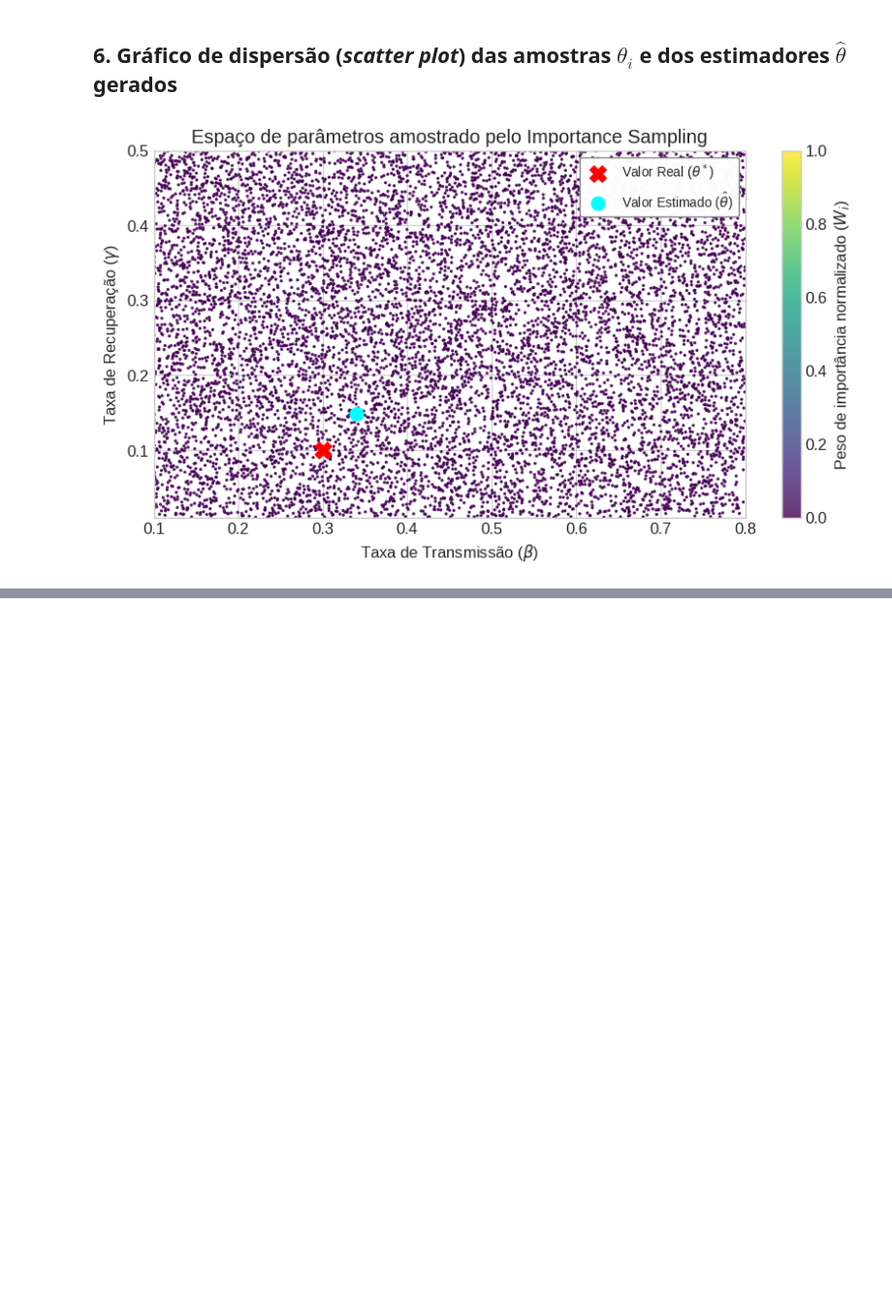
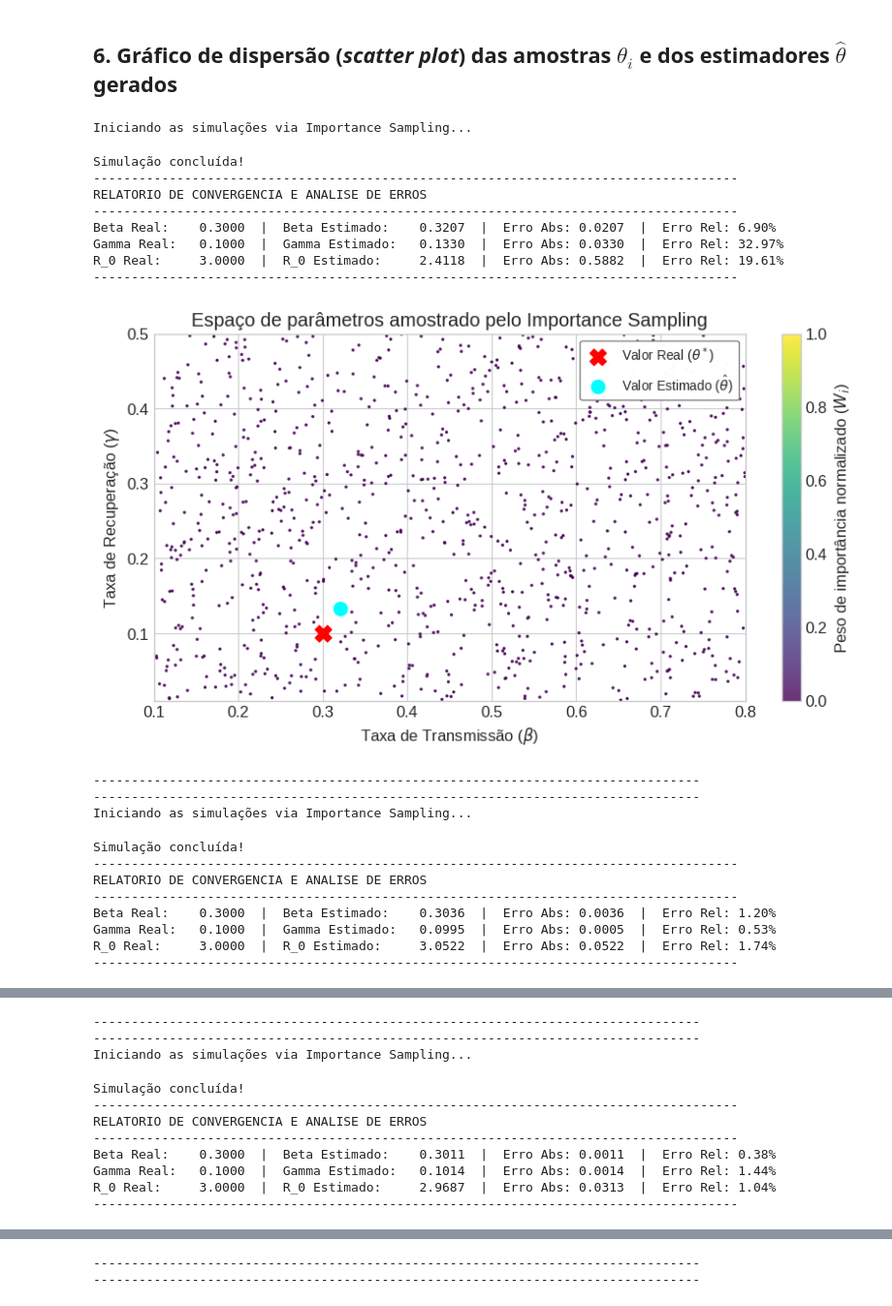
Before and after one commit to robertoleonie/mcmc, a Jupyter notebook: [MCMC]_Projeto.ipynb, the cells around one changed output, grey strips where cells are left out. Shown at 97% size. Cells and saved outputs as stored; diff of their text form; code cells hidden in the pictures; blank space fills up the shorter version.

```diff
--- a/[MCMC]_Projeto.ipynb
+++ b/[MCMC]_Projeto.ipynb
@@ -160,6 +186,3 @@ def analytics() :
 
   return hat_beta, hat_gamma, \
     beta_samples, gamma_samples, W
-# %%
-hat_beta, hat_gamma, \
-beta_samples, gamma_samples, W = analytics()
@@ -176,7 +189,15 @@ R_0 Real:     3.0000  |  R_0 Estimado:     2.2994  | Erro: 0.7006
+# %%
+def plot_data(rounds) :
+  hat_beta, hat_gamma, beta_samples, gamma_samples, W = analytics(rounds)
+
+  returnable = [hat_beta, hat_gamma, beta_samples, gamma_samples, W]
+  return returnable
 # %% [markdown]
 ## 6. Gráfico de dispersão (*scatter plot*) das amostras $\theta_i$ e dos estimadores $\hat{\theta}$ gerados
 # %%
-def scatter_plot() :
+def scatter_plot(rounds) :
+  hat_beta, hat_gamma, beta_samples, gamma_samples, W = plot_data(rounds)
+
   plt.figure()
   scatter = plt.scatter(beta_samples, gamma_samples, c=W,
                        cmap='viridis', s=2, alpha=0.8)
@@ -188,8 +209,8 @@ def scatter_plot() :
   plt.title('Espaço de parâmetros amostrado pelo Importance Sampling')
   plt.xlabel('Taxa de Transmissão ($\\beta$)')
   plt.ylabel('Taxa de Recuperação ($\\gamma$)')
-  plt.xlim(beta_min, beta_max)
-  plt.ylim(gamma_min, gamma_max)
+  plt.xlim(BETA_MIN, BETA_MAX)
+  plt.ylim(GAMMA_MIN, GAMMA_MAX)
 
   plt.legend(loc='upper right',
              fontsize='small',
@@ -201,7 +222,37 @@ def scatter_plot() :
 
   plt.savefig('convergencia_parametros.png', dpi=300, bbox_inches='tight')
   plt.show()
+  print("-" * 80)
+  print("-" * 80)
+
+  return hat_beta, hat_gamma
-# %%
-scatter_plot()
-# %% [output]
-[figure, removed]
+# %%
+hat_beta, hat_gamma = [], []
+
+rounds = [10**i for i in range(3,6)]
+for i in rounds:
+  hb, hg = scatter_plot(i)
+  hat_beta.append(hb)
+  hat_gamma.append(hg)
+# %% [output]
+Iniciando as simulações via Importance Sampling...
+Simulação concluída!
+-------------------------------------------------------------------------------------
+RELATORIO DE CONVERGENCIA E ANALISE DE ERROS
+-------------------------------------------------------------------------------------
+Beta Real:    0.3000  |  Beta Estimado:    0.3207  |  Erro Abs: 0.0207  |  Erro Rel: 6.90%
+Gamma Real:   0.1000  |  Gamma Estimado:   0.1330  |  Erro Abs: 0.0330  |  Erro Rel: 32.97%
+R_0 Real:     3.0000  |  R_0 Estimado:     2.4118  |  Erro Abs: 0.5882  |  Erro Rel: 19.61%
+-------------------------------------------------------------------------------------
+[figure, added]
+--------------------------------------------------------------------------------
+--------------------------------------------------------------------------------
+Iniciando as simulações via Importance Sampling...
+Simulação concluída!
+-------------------------------------------------------------------------------------
+RELATORIO DE CONVERGENCIA E ANALISE DE ERROS
+-------------------------------------------------------------------------------------
+Beta Real:    0.3000  |  Beta Estimado:    0.3036  |  Erro Abs: 0.0036  |  Erro Rel: 1.20%
+Gamma Real:   0.1000  |  Gamma Estimado:   0.0995  |  Erro Abs: 0.0005  |  Erro Rel: 0.53%
+R_0 Real:     3.0000  |  R_0 Estimado:     3.0522  |  Erro Abs: 0.0522  |  Erro Rel: 1.74%
+-------------------------------------------------------------------------------------
@@ -207,0 +260,11 @@ scatter_plot()
+--------------------------------------------------------------------------------
+--------------------------------------------------------------------------------
+Iniciando as simulações via Importance Sampling...
+Simulação concluída!
+-------------------------------------------------------------------------------------
+RELATORIO DE CONVERGENCIA E ANALISE DE ERROS
+-------------------------------------------------------------------------------------
+Beta Real:    0.3000  |  Beta Estimado:    0.3011  |  Erro Abs: 0.0011  |  Erro Rel: 0.38%
+Gamma Real:   0.1000  |  Gamma Estimado:   0.1014  |  Erro Abs: 0.0014  |  Erro Rel: 1.44%
+R_0 Real:     3.0000  |  R_0 Estimado:     2.9687  |  Erro Abs: 0.0313  |  Erro Rel: 1.04%
+-------------------------------------------------------------------------------------
@@ -208,3 +272,5 @@ scatter_plot()
+--------------------------------------------------------------------------------
+--------------------------------------------------------------------------------
 # %% [markdown]
 ## 7. Cálculo da *Distância de Variação Total* ($d_{TV}$)
 
```
Also changed, not shown: parts of 12 cells of this notebook.
